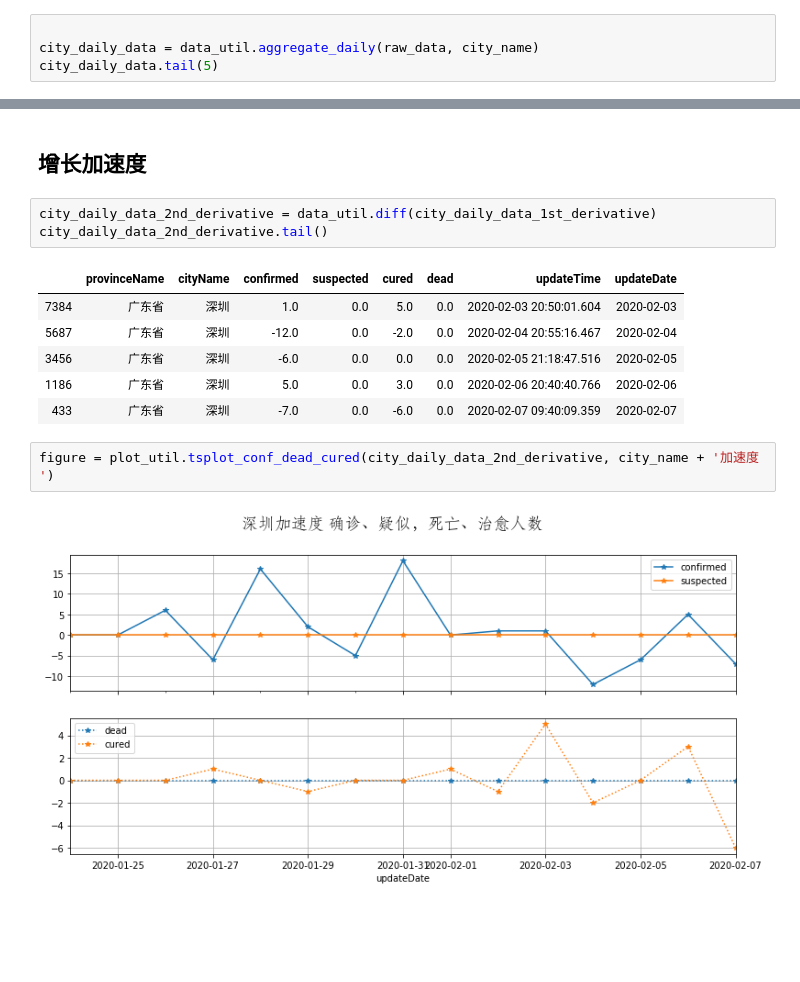
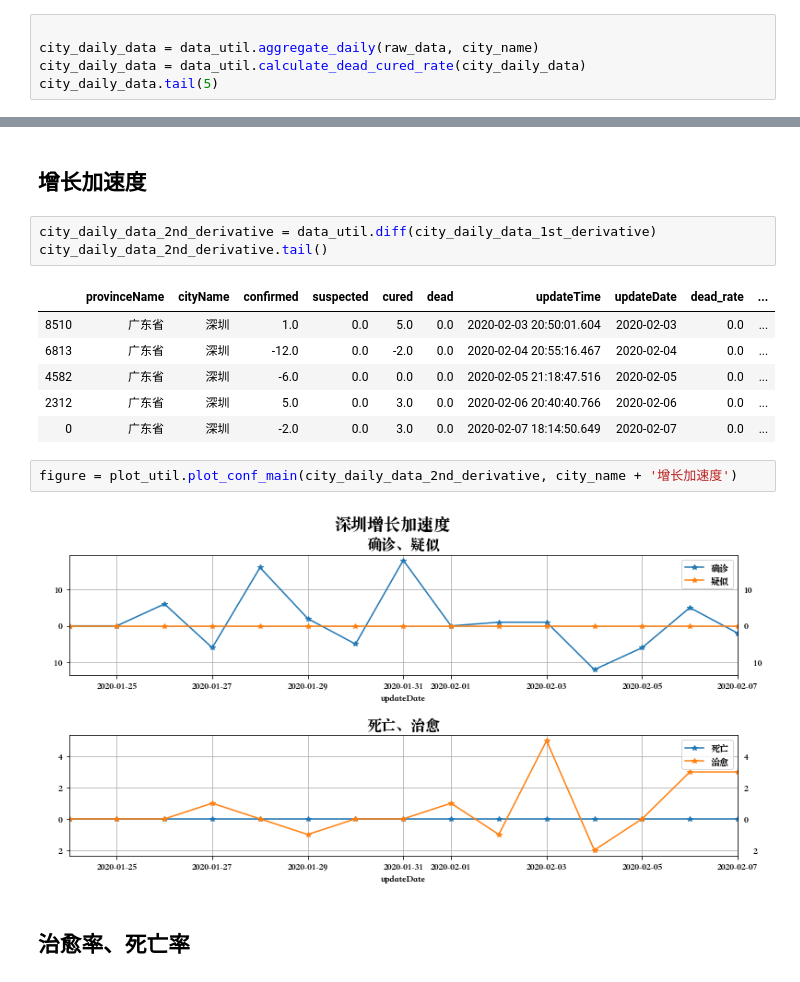
Before and after one commit to donaldwuid/py_ncov2019, a Jupyter notebook: main.ipynb, the cells around one changed output, grey strips where cells are left out. Cells and saved outputs as stored; diff of their text form; blank space fills up the shorter version.

Commit message:
add dead cured rate; change to system font

```diff
--- a/main.ipynb
+++ b/main.ipynb
@@ -21,5 +21,6 @@ raw_data = data_util.load_data()
 # %%
 
 city_daily_data = data_util.aggregate_daily(raw_data, city_name)
+city_daily_data = data_util.calculate_dead_cured_rate(city_daily_data)
 city_daily_data.tail(5)
 # %% [output]
@@ -55,13 +56,15 @@ figure = plot_util.tsplot_conf_dead_cured(city_daily_data_1st_derivative, city_n
 city_daily_data_2nd_derivative = data_util.diff(city_daily_data_1st_derivative)
 city_daily_data_2nd_derivative.tail()
 # %% [output]
-|  | provinceName | cityName | confirmed | suspected | cured | dead | updateTime | updateDate |
-| 7384 | 广东省 | 深圳 | 1.0 | 0.0 | 5.0 | 0.0 | 2020-02-03 20:50:01.604 | 2020-02-03 |
-| 5687 | 广东省 | 深圳 | -12.0 | 0.0 | -2.0 | 0.0 | 2020-02-04 20:55:16.467 | 2020-02-04 |
-| 3456 | 广东省 | 深圳 | -6.0 | 0.0 | 0.0 | 0.0 | 2020-02-05 21:18:47.516 | 2020-02-05 |
-| 1186 | 广东省 | 深圳 | 5.0 | 0.0 | 3.0 | 0.0 | 2020-02-06 20:40:40.766 | 2020-02-06 |
-| 433 | 广东省 | 深圳 | -7.0 | 0.0 | -6.0 | 0.0 | 2020-02-07 09:40:09.359 | 2020-02-07 |
+|  | provinceName | cityName | confirmed | suspected | cured | dead | updateTime | updateDate | dead_rate | ... |
+| 8510 | 广东省 | 深圳 | 1.0 | 0.0 | 5.0 | 0.0 | 2020-02-03 20:50:01.604 | 2020-02-03 | 0.0 | ... |
+| 6813 | 广东省 | 深圳 | -12.0 | 0.0 | -2.0 | 0.0 | 2020-02-04 20:55:16.467 | 2020-02-04 | 0.0 | ... |
+| 4582 | 广东省 | 深圳 | -6.0 | 0.0 | 0.0 | 0.0 | 2020-02-05 21:18:47.516 | 2020-02-05 | 0.0 | ... |
+| 2312 | 广东省 | 深圳 | 5.0 | 0.0 | 3.0 | 0.0 | 2020-02-06 20:40:40.766 | 2020-02-06 | 0.0 | ... |
+| 0 | 广东省 | 深圳 | -2.0 | 0.0 | 3.0 | 0.0 | 2020-02-07 18:14:50.649 | 2020-02-07 | 0.0 | ... |
 # %%
-figure = plot_util.tsplot_conf_dead_cured(city_daily_data_2nd_derivative, city_name + '加速度 ')
+figure = plot_util.plot_conf_main(city_daily_data_2nd_derivative, city_name + '增长加速度')
 # %% [output]
-[figure, old version]
+[figure, new version]
+# %% [markdown]
+## 治愈率、死亡率
```
Also changed, not shown: parts of 6 cells of this notebook, 4 other files.
